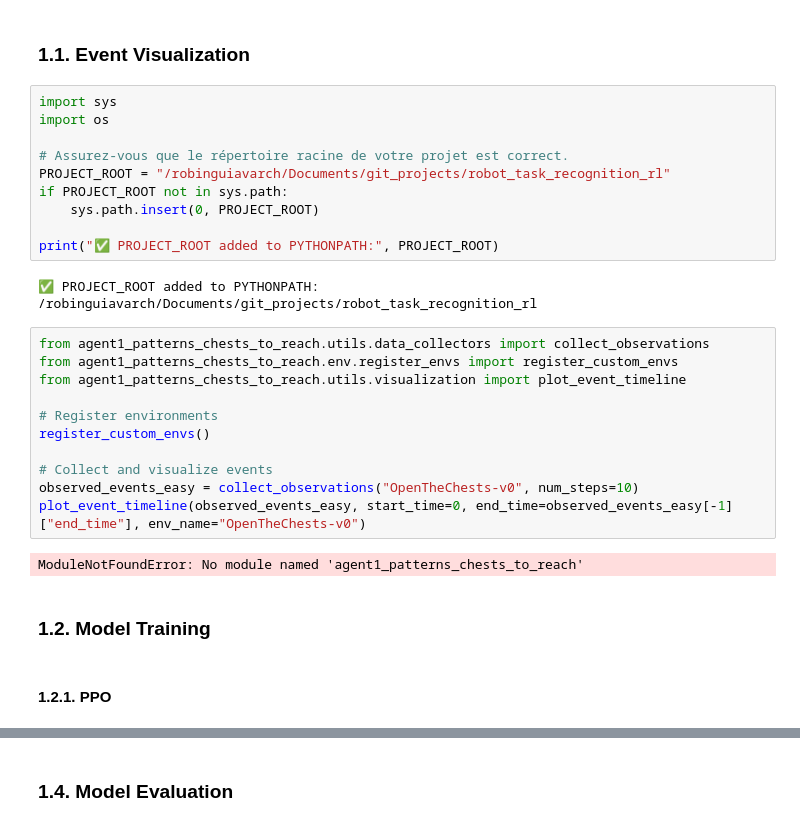
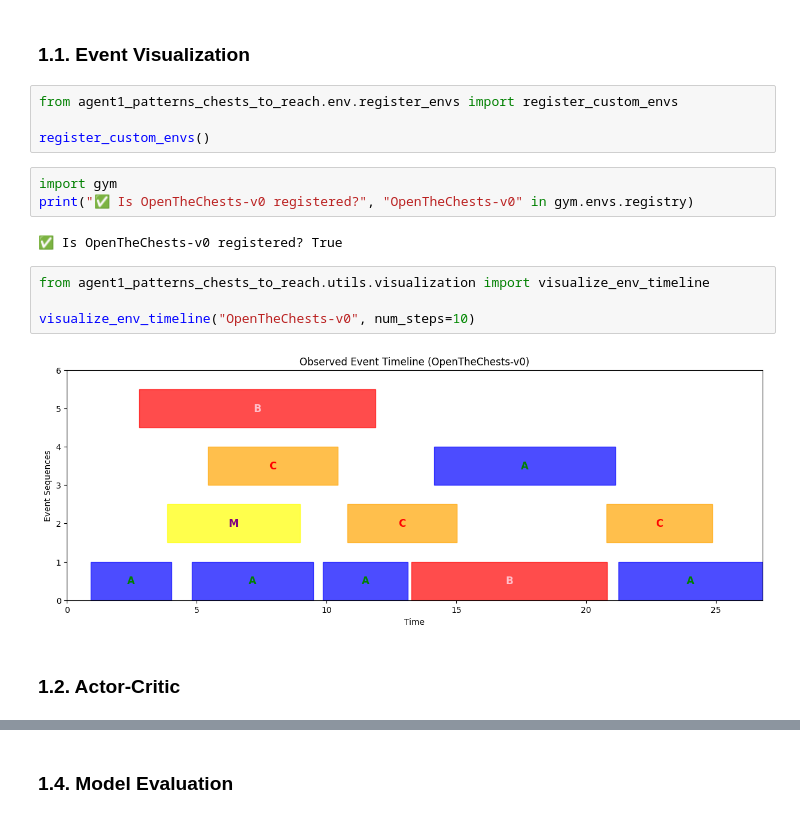
Before and after one commit to robinguiavarch/robot_task_recognition_rl, a Jupyter notebook: notebooks/agent1_achievements.ipynb, the cells around one changed output, grey strips where cells are left out. Cells and saved outputs as stored; diff of their text form.

Commit message:
Refactor: restructure project (new architecture and module reorg)

```diff
--- a/notebooks/agent1_achievements.ipynb
+++ b/notebooks/agent1_achievements.ipynb
@@ -75,32 +87,20 @@ if not hasattr(np, "bool8"):
 # %% [markdown]
 
 ### 1.1. Event Visualization
-# %%
-import sys
-import os
-
-# Assurez-vous que le répertoire racine de votre projet est correct.
-PROJECT_ROOT = "/robinguiavarch/Documents/git_projects/robot_task_recognition_rl"
-if PROJECT_ROOT not in sys.path:
-    sys.path.insert(0, PROJECT_ROOT)
-
-print("✅ PROJECT_ROOT added to PYTHONPATH:", PROJECT_ROOT)
-# %% [output]
-✅ PROJECT_ROOT added to PYTHONPATH: /robinguiavarch/Documents/git_projects/robot_task_recognition_rl
-# %%
-from agent1_patterns_chests_to_reach.utils.data_collectors import collect_observations
-from agent1_patterns_chests_to_reach.env.register_envs import register_custom_envs
-from agent1_patterns_chests_to_reach.utils.visualization import plot_event_timeline
-
-# Register environments
-register_custom_envs()
-
-# Collect and visualize events
-observed_events_easy = collect_observations("OpenTheChests-v0", num_steps=10)
-plot_event_timeline(observed_events_easy, start_time=0, end_time=observed_events_easy[-1]["end_time"], env_name="OpenTheChests-v0")
-# %% [output]
-ModuleNotFoundError: No module named 'agent1_patterns_chests_to_reach'
+# %%
+from agent1_patterns_chests_to_reach.env.register_envs import register_custom_envs
+
+register_custom_envs()
+# %%
+import gym
+print("✅ Is OpenTheChests-v0 registered?", "OpenTheChests-v0" in gym.envs.registry)
+# %% [output]
+✅ Is OpenTheChests-v0 registered? True
+# %%
+from agent1_patterns_chests_to_reach.utils.visualization import visualize_env_timeline
+
+visualize_env_timeline("OpenTheChests-v0", num_steps=10)
+# %% [output]
+[figure, added]
 # %% [markdown]
-### 1.2. Model Training
+### 1.2. Actor-Critic
-# %% [markdown]
-#### 1.2.1. PPO
```
Also changed, not shown: parts of 9 cells of this notebook, 24 other files.
